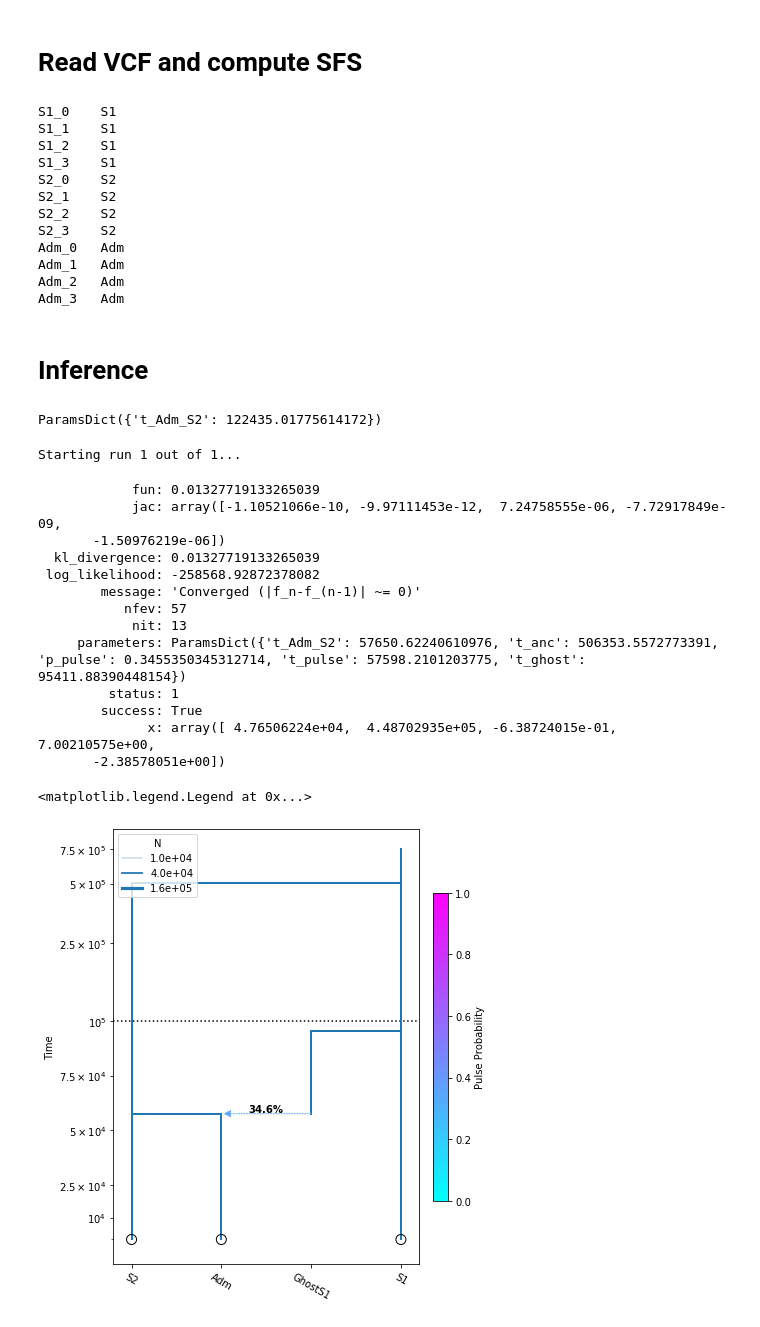
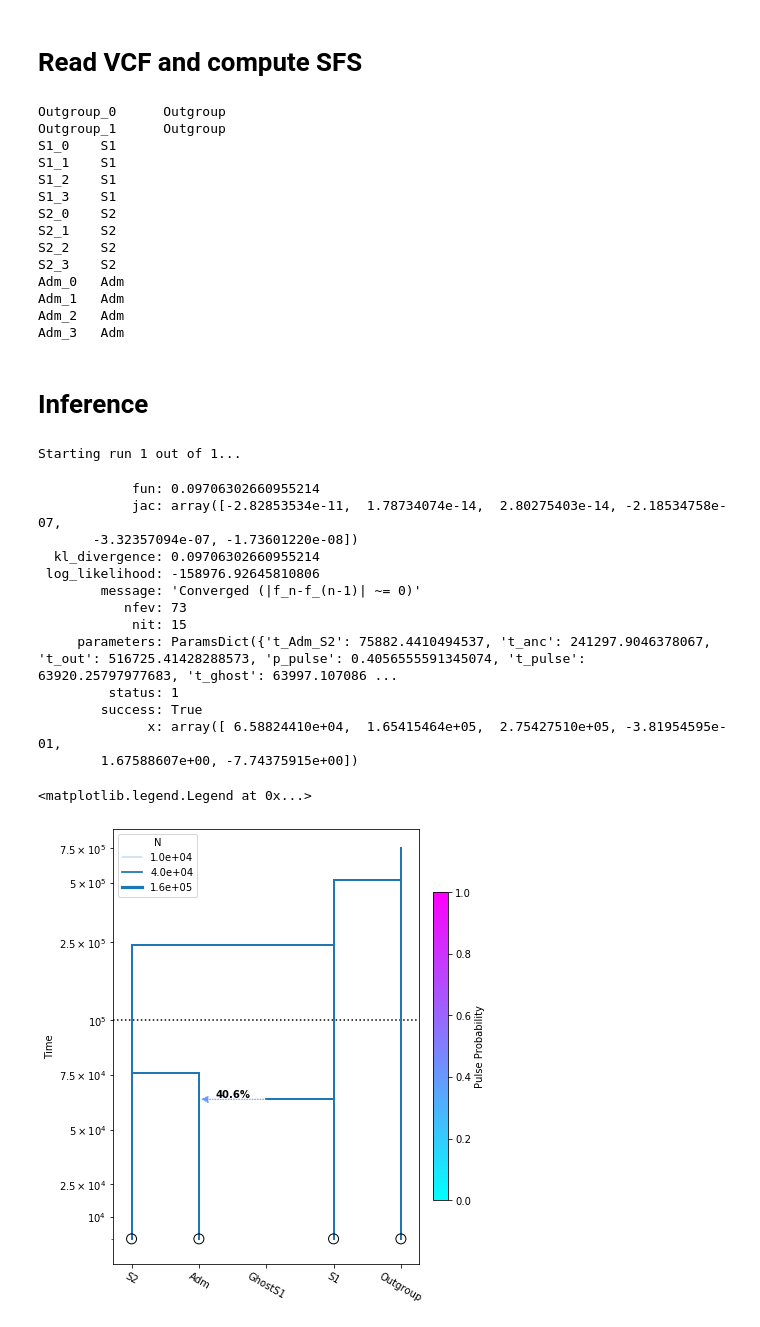
Before and after one commit to ChiChunLiu/AdmixtureGraph_MCMC, a Jupyter notebook: scripts/admixture_simulate_one_chrom.ipynb, the cells around one changed output. Drawn from its saved outputs; the diff is of its cells as text; code cells hidden in the pictures.

```diff
--- a/scripts/admixture_simulate_one_chrom.ipynb
+++ b/scripts/admixture_simulate_one_chrom.ipynb
@@ -11,17 +11,21 @@ model = momi.DemographicModel(N_e=5e4, gen_time=29, muts_per_gen=1.25e-8)
 model.add_leaf("S2")
 model.add_leaf("Adm")
 model.add_leaf("S1")
+model.add_leaf("Outgroup")
+
 
 # at 45kya Adm receive a 30% pulse from S1
-model.move_lineages("Adm", "GhostS1", t=4.99e4, p=.3)
+model.move_lineages("Adm", "GhostS1", t=3.99e4, p=.3)
 # at 55kya GhostS1 joins onto S1
-model.move_lineages("GhostS1", "S1", t=5.01e4)
+model.move_lineages("GhostS1", "S1", t=4.01e4)
 
 # at 85 kya Adm joins onto S2; S2 is set to size N=1e5
 model.move_lineages("Adm", "S2", t=8.5e4)
 
-# at 500 kya S2 joins onto S1
-model.move_lineages("S2", "S1", t=5e5)
+# at 250 kya S2 joins onto S1
+model.move_lineages("S2", "S1", t=2e5)
+# at 500 kya S1 joins onto S0
+model.move_lineages("S1", "Outgroup", t=5e5)
 # %%
 %matplotlib inline
 
@@ -38,11 +42,11 @@ fig = momi.DemographyPlot(
 # simulating Data
 recoms_per_gen = 1.25e-8
 bases_per_locus = int(5e5)
-n_loci = 10
+n_loci = 5
 ploidy = 2
 
 # n_alleles per population (n_individuals = n_alleles / ploidy)
-sampled_n_dict = {"S1":8, "S2":8, "Adm":8}
+sampled_n_dict = {"Outgroup": 4,"S1":8, "S2":8, "Adm":8}
 
 # create data directory if it doesn't exist
 !mkdir -p tutorial_datasets/
@@ -74,6 +78,8 @@ with open("tutorial_datasets/ind2pop.txt", "w") as f:
 
 !cat tutorial_datasets/ind2pop.txt
 # %% [output]
+Outgroup_0      Outgroup
+Outgroup_1      Outgroup
 S1_0    S1
 S1_1    S1
 S1_2    S1
@@ -108,12 +115,12 @@ no_pulse_model.set_data(sfs)
 # %%
 # random initial value; user-specified lower bound
 no_pulse_model.add_time_param("t_Adm_S2", lower=1e4)
-
 no_pulse_model.add_leaf("Adm")
 no_pulse_model.add_leaf("S2")
 no_pulse_model.move_lineages("Adm", "S2", t="t_Adm_S2")
-
-no_pulse_model.optimize(method="TNC")
-no_pulse_model.get_params()
+no_pulse_model.add_leaf("S1")
+no_pulse_model.add_time_param("t_anc", lower=5e4, lower_constraints=["t_Adm_S2"])
+no_pulse_model.move_lineages("S2", "S1", t="t_anc")
+no_pulse_model.add_leaf("Outgroup")
+no_pulse_model.add_time_param("t_out", lower_constraints=["t_anc"])
+no_pulse_model.move_lineages("S1", "Outgroup", t="t_out")
-# %% [output]
-ParamsDict({'t_Adm_S2': 122435.01775614172})
@@ -138,12 +139,11 @@ add_pulse_model = no_pulse_model.copy()
 add_pulse_model.add_pulse_param("p_pulse")
 add_pulse_model.add_time_param(
     "t_pulse", upper_constraints=["t_Adm_S2"])
-
 add_pulse_model.move_lineages(
     "Adm", "GhostS1", t="t_pulse", p="p_pulse")
-
 add_pulse_model.add_time_param(
-    "t_ghost", lower_constraints=["t_pulse"], upper_constraints=["t_anc"])
+    "t_ghost", lower_constraints=["t_pulse"],
+    upper_constraints=["t_anc"])
 add_pulse_model.move_lineages(
     "GhostS1", "S1", t="t_ghost")
 # %%
@@ -166,27 +166,27 @@ add_pulse_model.set_params(best_result.parameters)
 best_result
 # %% [output]
 Starting run 1 out of 1...
-            fun: 0.01327719133265039
-            jac: array([-1.10521066e-10, -9.97111453e-12,  7.24758555e-06, -7.72917849e-09,
-       -1.50976219e-06])
-  kl_divergence: 0.01327719133265039
- log_likelihood: -258568.92872378082
+            fun: 0.09706302660955214
+            jac: array([-2.82853534e-11,  1.78734074e-14,  2.80275403e-14, -2.18534758e-07,
+       -3.32357094e-07, -1.73601220e-08])
+  kl_divergence: 0.09706302660955214
+ log_likelihood: -158976.92645810806
         message: 'Converged (|f_n-f_(n-1)| ~= 0)'
-           nfev: 57
-            nit: 13
-     parameters: ParamsDict({'t_Adm_S2': 57650.62240610976, 't_anc': 506353.5572773391, 'p_pulse': 0.3455350345312714, 't_pulse': 57598.2101203775, 't_ghost': 95411.88390448154})
+           nfev: 73
+            nit: 15
+     parameters: ParamsDict({'t_Adm_S2': 75882.4410494537, 't_anc': 241297.9046378067, 't_out': 516725.41428288573, 'p_pulse': 0.4056555591345074, 't_pulse': 63920.25797977683, 't_ghost': 63997.107086 ...
          status: 1
         success: True
-              x: array([ 4.76506224e+04,  4.48702935e+05, -6.38724015e-01,  7.00210575e+00,
-       -2.38578051e+00])
+              x: array([ 6.58824410e+04,  1.65415464e+05,  2.75427510e+05, -3.81954595e-01,
+        1.67588607e+00, -7.74375915e+00])
 # %%
 # plot the model
 fig = momi.DemographyPlot(
-    add_pulse_model, ["S2", "Adm", "GhostS1", "S1"],
+    add_pulse_model, ["S2", "Adm", "GhostS1", "S1", "Outgroup"],
     linthreshy=1e5, figsize=(6,8),
     major_yticks=yticks)
 # put legend in upper left corner
 fig.draw_N_legend(loc="upper left")
 # %% [output]
 <matplotlib.legend.Legend at 0x...>
-[figure, old version]
+[figure, new version]
```
Also changed, not shown: parts of 4 cells of this notebook, 34 other files.
